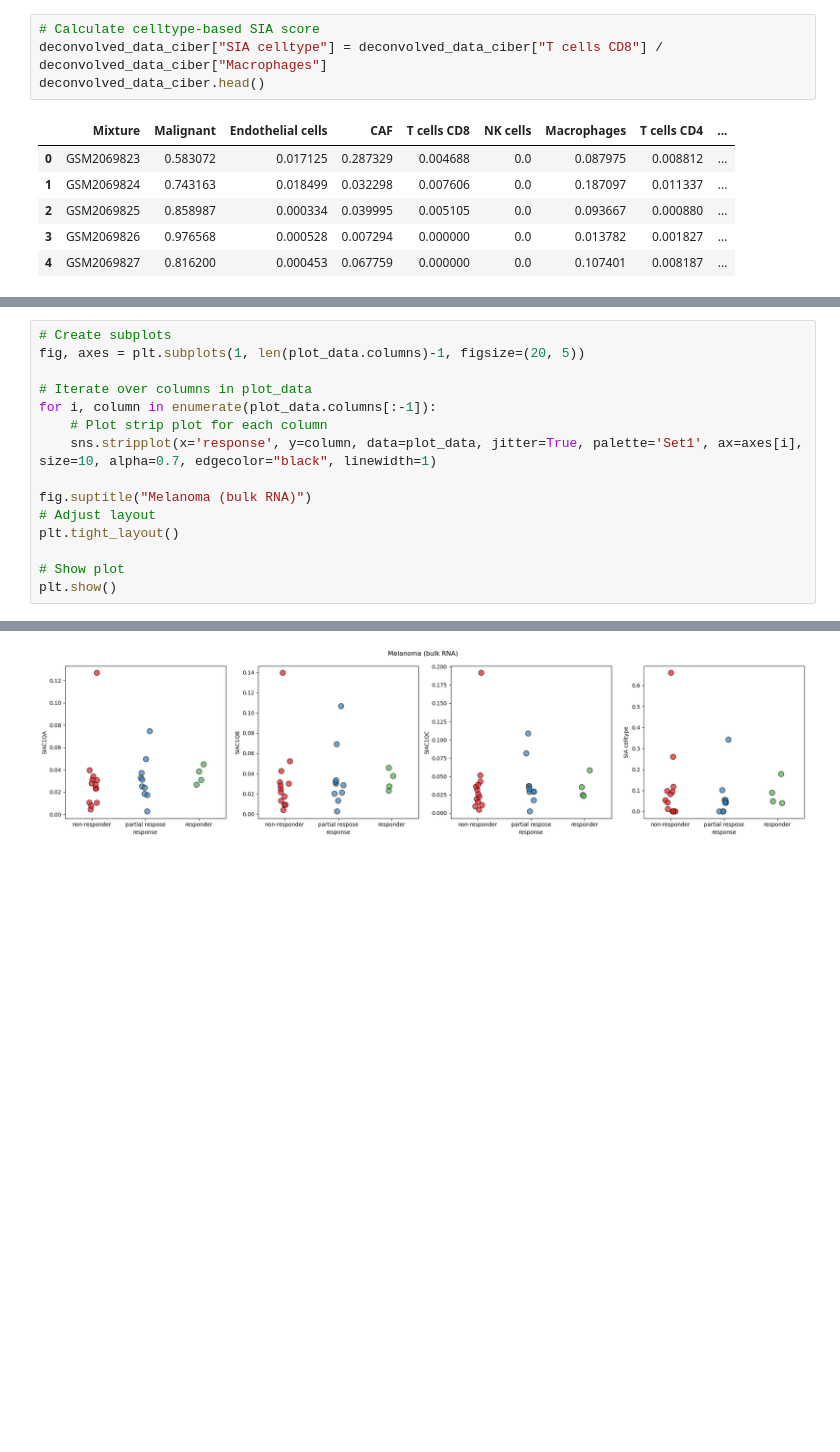
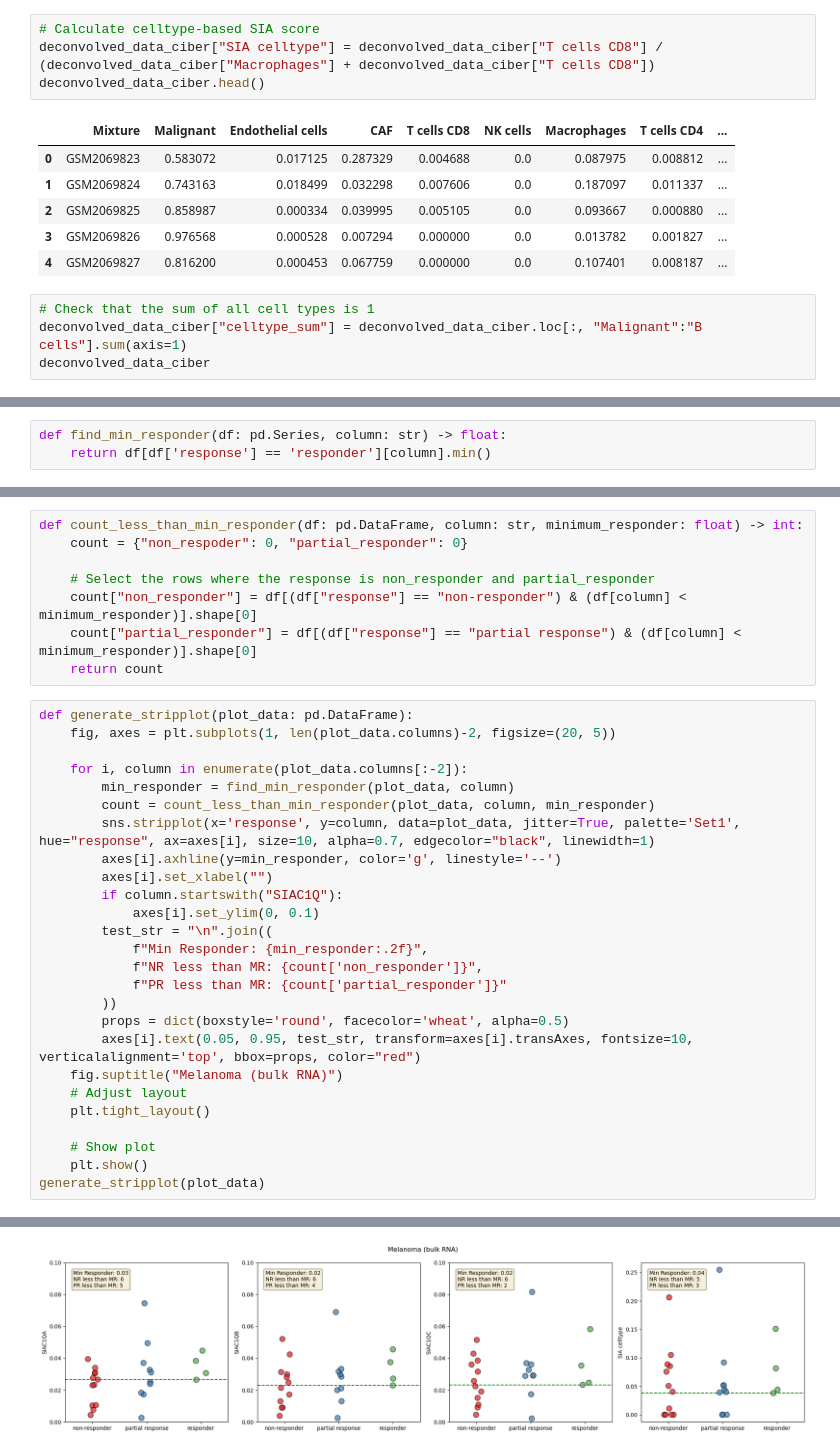
Before and after one commit to vjhwong/IGP-Research-Internship, a Jupyter notebook: sia_gse78220.ipynb, the cells around one changed output, grey strips where cells are left out. Drawn from its saved outputs; the diff is of its cells as text; blank space fills up the shorter version.

Commit message:
updated plot to include line for lowest responder

```diff
--- a/sia_gse78220.ipynb
+++ b/sia_gse78220.ipynb
@@ -67,7 +95,7 @@ deconvolved_data_ciber.head()
 | 4 | GSM2069827 | 0.816200 | 0.000453 | 0.067759 | 0.000000 | 0.0 | 0.107401 | 0.008187 | ... |
 # %%
 # Calculate celltype-based SIA score
-deconvolved_data_ciber["SIA celltype"] = deconvolved_data_ciber["T cells CD8"] / deconvolved_data_ciber["Macrophages"]
+deconvolved_data_ciber["SIA celltype"] = deconvolved_data_ciber["T cells CD8"] / (deconvolved_data_ciber["Macrophages"] + deconvolved_data_ciber["T cells CD8"])
 deconvolved_data_ciber.head()
 # %% [output]
 |  | Mixture | Malignant | Endothelial cells | CAF | T cells CD8 | NK cells | Macrophages | T cells CD4 | ... |
@@ -76,3 +104,7 @@ deconvolved_data_ciber.head()
 | 2 | GSM2069825 | 0.858987 | 0.000334 | 0.039995 | 0.005105 | 0.0 | 0.093667 | 0.000880 | ... |
 | 3 | GSM2069826 | 0.976568 | 0.000528 | 0.007294 | 0.000000 | 0.0 | 0.013782 | 0.001827 | ... |
 | 4 | GSM2069827 | 0.816200 | 0.000453 | 0.067759 | 0.000000 | 0.0 | 0.107401 | 0.008187 | ... |
+# %%
+# Check that the sum of all cell types is 1
+deconvolved_data_ciber["celltype_sum"] = deconvolved_data_ciber.loc[:, "Malignant":"B cells"].sum(axis=1)
+deconvolved_data_ciber
@@ -129,0 +184,3 @@ plot_data.head()
+# %%
+def find_min_responder(df: pd.Series, column: str) -> float:
+    return df[df['response'] == 'responder'][column].min()
@@ -130,16 +203,35 @@ plot_data.head()
+# %%
+def count_less_than_min_responder(df: pd.DataFrame, column: str, minimum_responder: float) -> int:
+    count = {"non_respoder": 0, "partial_responder": 0}
+
+    # Select the rows where the response is non_responder and partial_responder
+    count["non_responder"] = df[(df["response"] == "non-responder") & (df[column] < minimum_responder)].shape[0]
+    count["partial_responder"] = df[(df["response"] == "partial response") & (df[column] < minimum_responder)].shape[0]
+    return count
 # %%
-# Create subplots
-fig, axes = plt.subplots(1, len(plot_data.columns)-1, figsize=(20, 5))
+def generate_stripplot(plot_data: pd.DataFrame):
+    fig, axes = plt.subplots(1, len(plot_data.columns)-2, figsize=(20, 5))
 
-# Iterate over columns in plot_data
-for i, column in enumerate(plot_data.columns[:-1]):
-    # Plot strip plot for each column
-    sns.stripplot(x='response', y=column, data=plot_data, jitter=True, palette='Set1', ax=axes[i], size=10, alpha=0.7, edgecolor="black", linewidth=1)
+    for i, column in enumerate(plot_data.columns[:-2]):
+        min_responder = find_min_responder(plot_data, column)
+        count = count_less_than_min_responder(plot_data, column, min_responder)
+        sns.stripplot(x='response', y=column, data=plot_data, jitter=True, palette='Set1', hue="response", ax=axes[i], size=10, alpha=0.7, edgecolor="black", linewidth=1)
+        axes[i].axhline(y=min_responder, color='g', linestyle='--')
+        axes[i].set_xlabel("")
+        if column.startswith("SIAC1Q"):
+            axes[i].set_ylim(0, 0.1)
+        test_str = "\n".join((
+            f"Min Responder: {min_responder:.2f}",
+            f"NR less than MR: {count['non_responder']}",
+            f"PR less than MR: {count['partial_responder']}"
+        ))
+        props = dict(boxstyle='round', facecolor='wheat', alpha=0.5)
+        axes[i].text(0.05, 0.95, test_str, transform=axes[i].transAxes, fontsize=10, verticalalignment='top', bbox=props, color="red")
+    fig.suptitle("Melanoma (bulk RNA)")
+    # Adjust layout
+    plt.tight_layout()
 
-fig.suptitle("Melanoma (bulk RNA)")
-# Adjust layout
-plt.tight_layout()
-
-# Show plot
-plt.show()
+    # Show plot
+    plt.show()
+generate_stripplot(plot_data)
 # %% [output]
@@ -161 +238 @@ Passing `palette` without assigning `hue` is deprecated and will be removed in v
-[figure, old version]
+[figure, new version]
```
Also changed, not shown: parts of 9 cells of this notebook.
